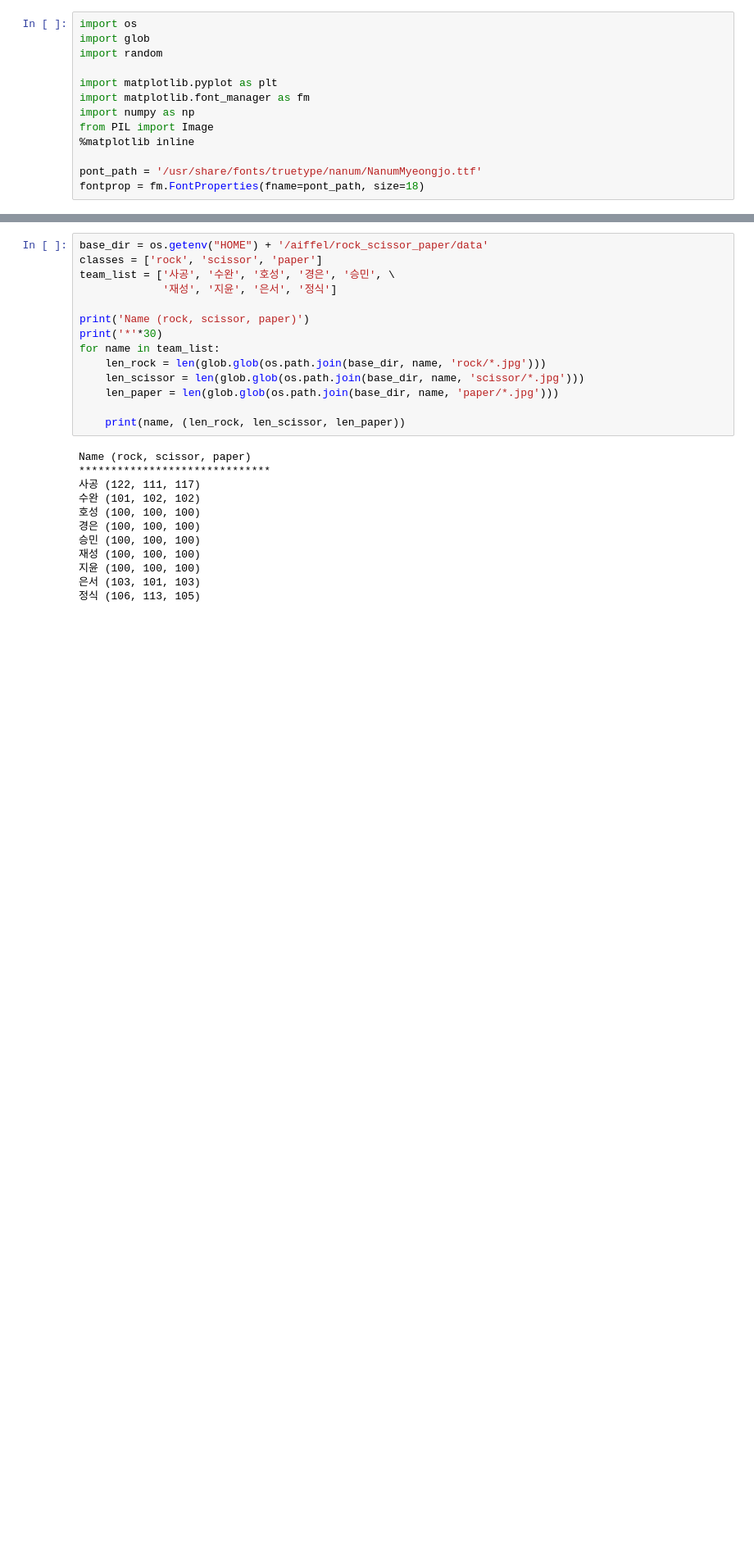
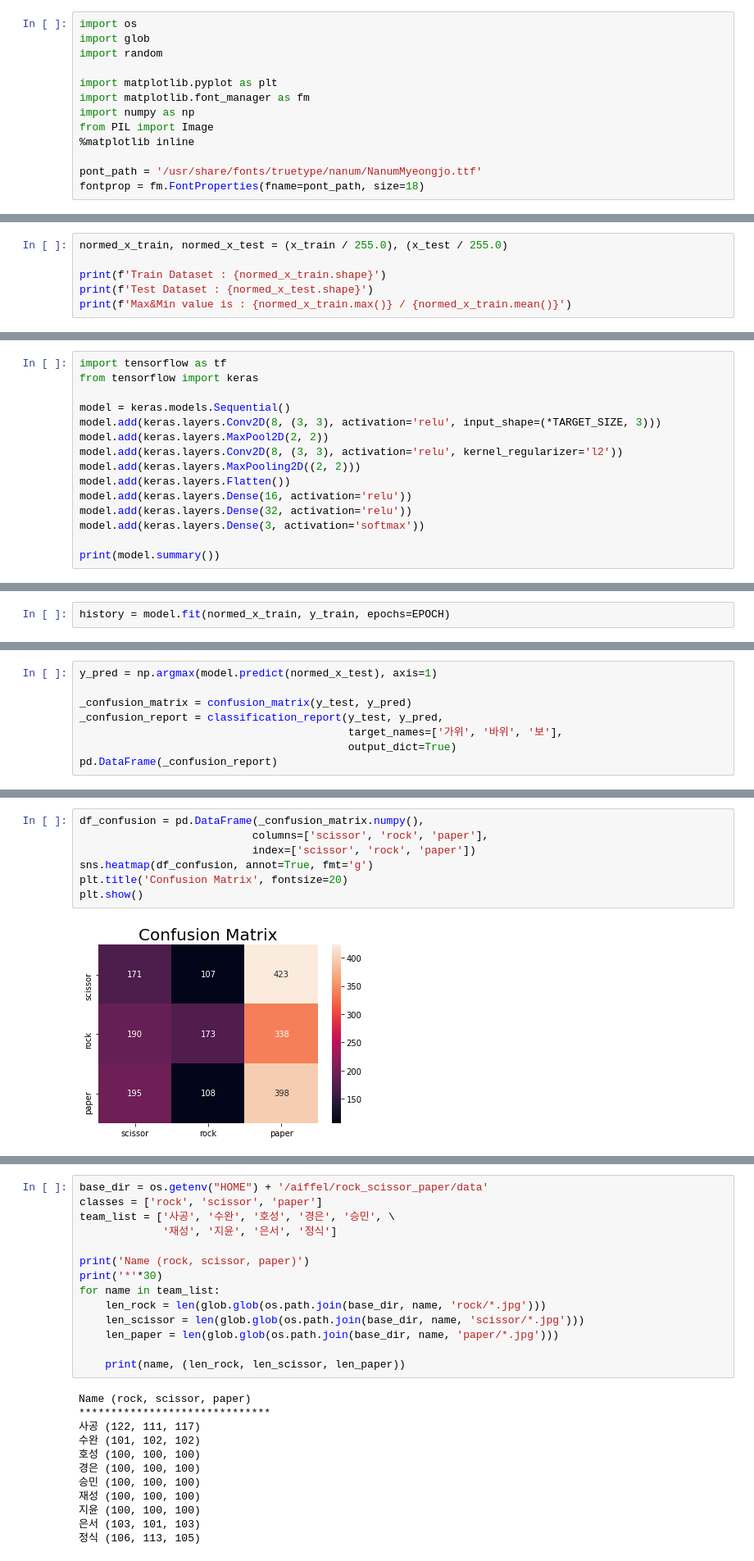
Before and after one commit to gjustin40/AIFFEL-Project, a Jupyter notebook: Node-Project1-Rock_Scissor_Paper.ipynb, the cells around one changed output, grey strips where cells are left out. Shown: that part at 82% size. Cells and saved outputs as stored; diff of their text form; blank space fills up the shorter version.

```diff
--- a/Node-Project1-Rock_Scissor_Paper.ipynb
+++ b/Node-Project1-Rock_Scissor_Paper.ipynb
@@ -25,0 +234,6 @@ fontprop = fm.FontProperties(fname=pont_path, size=18)
+# %%
+normed_x_train, normed_x_test = (x_train / 255.0), (x_test / 255.0)
+
+print(f'Train Dataset : {normed_x_train.shape}')
+print(f'Test Dataset : {normed_x_test.shape}')
+print(f'Max&Min value is : {normed_x_train.max()} / {normed_x_train.mean()}')
@@ -25,0 +273,15 @@ fontprop = fm.FontProperties(fname=pont_path, size=18)
+# %%
+import tensorflow as tf
+from tensorflow import keras
+
+model = keras.models.Sequential()
+model.add(keras.layers.Conv2D(8, (3, 3), activation='relu', input_shape=(*TARGET_SIZE, 3)))
+model.add(keras.layers.MaxPool2D(2, 2))
+model.add(keras.layers.Conv2D(8, (3, 3), activation='relu', kernel_regularizer='l2'))
+model.add(keras.layers.MaxPooling2D((2, 2)))
+model.add(keras.layers.Flatten())
+model.add(keras.layers.Dense(16, activation='relu'))
+model.add(keras.layers.Dense(32, activation='relu'))
+model.add(keras.layers.Dense(3, activation='softmax'))
+
+print(model.summary())
@@ -25,0 +328,2 @@ fontprop = fm.FontProperties(fname=pont_path, size=18)
+# %%
+history = model.fit(normed_x_train, y_train, epochs=EPOCH)
@@ -25,0 +370,8 @@ fontprop = fm.FontProperties(fname=pont_path, size=18)
+# %%
+y_pred = np.argmax(model.predict(normed_x_test), axis=1)
+
+_confusion_matrix = confusion_matrix(y_test, y_pred)
+_confusion_report = classification_report(y_test, y_pred,
+                                          target_names=['가위', '바위', '보'],
+                                          output_dict=True)
+pd.DataFrame(_confusion_report)
@@ -25,0 +384,9 @@ fontprop = fm.FontProperties(fname=pont_path, size=18)
+# %%
+df_confusion = pd.DataFrame(_confusion_matrix.numpy(),
+                           columns=['scissor', 'rock', 'paper'],
+                           index=['scissor', 'rock', 'paper'])
+sns.heatmap(df_confusion, annot=True, fmt='g')
+plt.title('Confusion Matrix', fontsize=20)
+plt.show()
+# %% [output]
+[figure, added]
```
Also changed, not shown: parts of 74 cells of this notebook.
